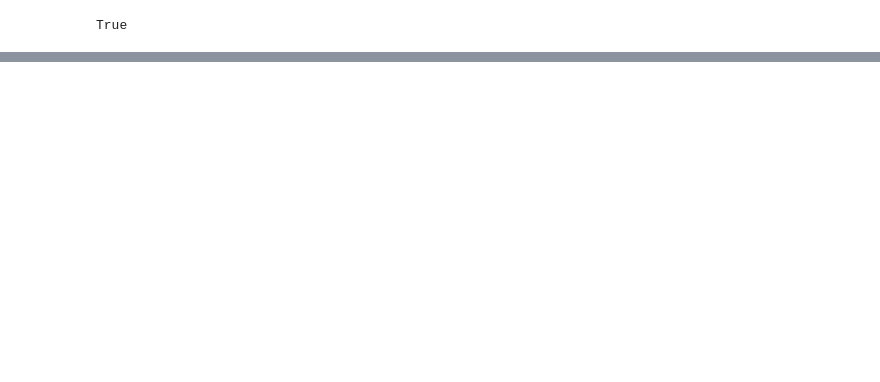
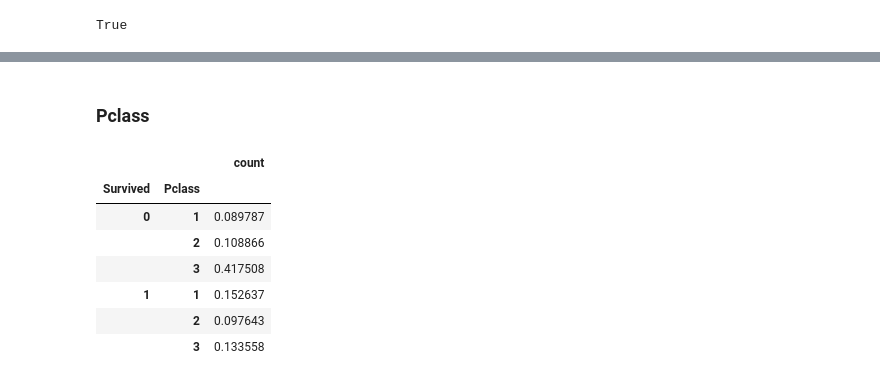
Before and after one commit to mushroom3969/Kaggle, a Jupyter notebook: Titanic.ipynb, the cells around one changed output, grey strips where cells are left out. Saved outputs shown, nothing was run; the diff lists cells and outputs as text; code cells hidden in the pictures; blank space fills up the shorter version.

```diff
--- a/Titanic.ipynb
+++ b/Titanic.ipynb
@@ -291,0 +357,13 @@ v1_df.head()
+# %% [markdown]
+### Pclass
+# %%
+group_prop(v1_df, "Pclass")
+# %% [output]
+|  |  | count |
+| Survived | Pclass |  |
+| 0 | 1 | 0.089787 |
+|  | 2 | 0.108866 |
+|  | 3 | 0.417508 |
+| 1 | 1 | 0.152637 |
+|  | 2 | 0.097643 |
+|  | 3 | 0.133558 |
```
Also changed, not shown: parts of 21 cells of this notebook.
